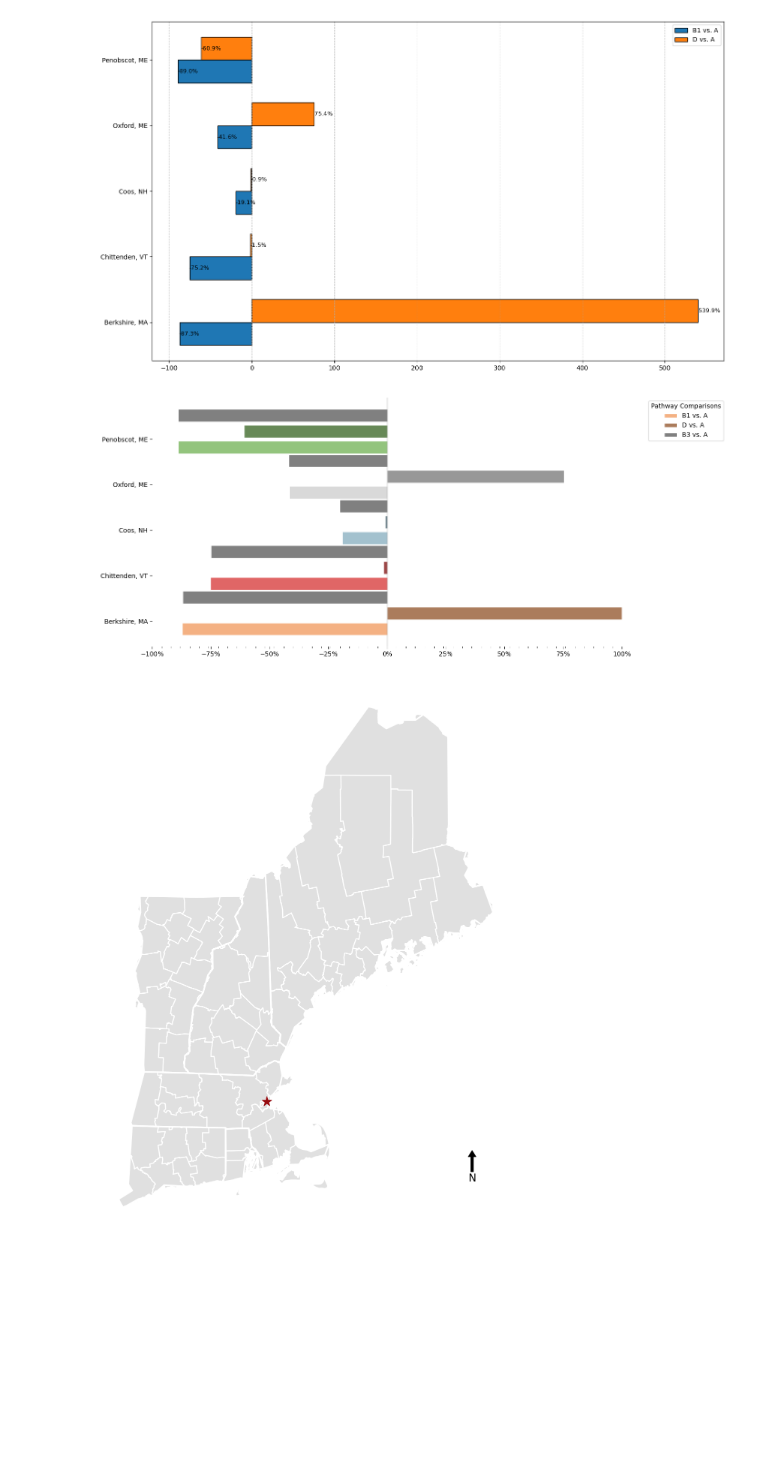
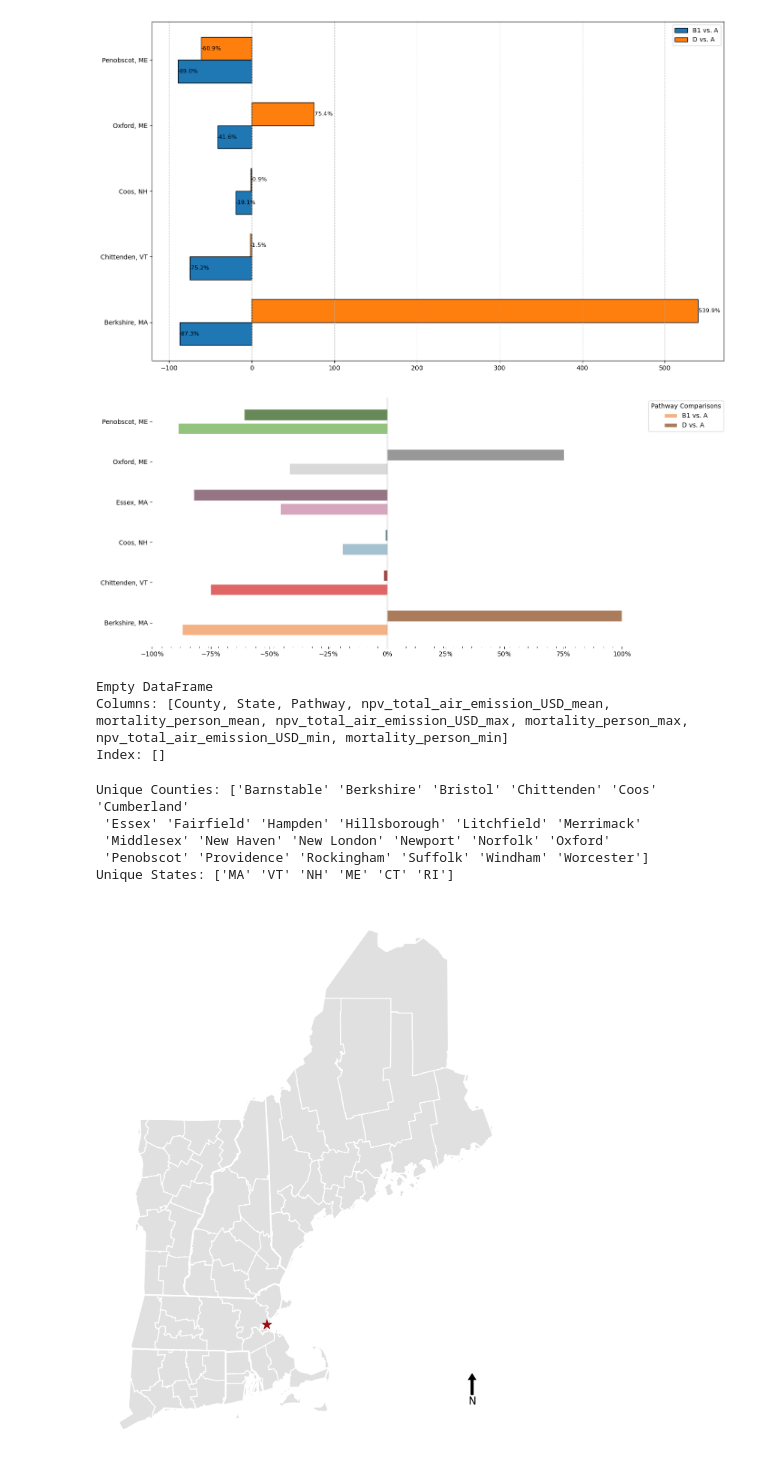
Before and after one commit to amirgazar/Decarbonization-Tradeoffs, a Jupyter notebook: 5 Figures/Emissions/Emissions.ipynb, the cells around one changed output. Saved outputs shown, nothing was run; the diff lists cells and outputs as text; code cells hidden in the pictures; blank space fills up the shorter version.

```diff
--- a/5 Figures/Emissions/Emissions.ipynb
+++ b/5 Figures/Emissions/Emissions.ipynb
@@ -440,7 +440,8 @@ selected_counties = [
     ('Berkshire', 'MA'),    # Replaced 'Carroll, NH' with 'Berkshire, MA'
     ('Penobscot', 'ME'),
     ('Oxford', 'ME'),
-    ('Chittenden', 'VT')
+    ('Chittenden', 'VT'),
+    ('Carroll', 'NH')
 ]
 
 # List of selected pathways
@@ -607,14 +608,15 @@ selected_counties = [
     ('Penobscot', 'ME'),
     ('Oxford', 'ME'),
     ('Chittenden', 'VT'),
-    ('Carroll', 'NH')  # Included 'Carroll, NH' as per your original code
+    ('Carroll', 'NH'),
+    ('Essex',	'MA')
 ]
 
 # Pathway A is the baseline
 baseline_pathway = 'A'
 
 # Pathways to compare with A
-comparison_pathways = ['B1', 'D', 'B3']
+comparison_pathways = ['B1', 'D']
 
 # Define a list of pastel muted colors for the counties
 # Ensure there are at least as many colors as there are counties
@@ -624,7 +626,8 @@ base_colors = [
     '#93C47D',  # Penobscot, ME - adjusted pastel green
     '#D9D9D9',  # Oxford, ME - adjusted pastel gray
     '#E06666',  # Chittenden, VT - adjusted pastel red
-    '#D5A6BD'   # Carroll, NH - adjusted pastel pink
+    '#D5A6BD',   # Carroll, NH - adjusted pastel pink
+    '#D5A6BD'
 ]
 
 
@@ -782,34 +785,49 @@ ax = plt.gca()
 ax.xaxis.set_major_locator(ticker.MultipleLocator(25))
 ax.xaxis.set_major_formatter(ticker.PercentFormatter())
 
 # Set minor ticks every 4%
 ax.xaxis.set_minor_locator(ticker.MultipleLocator(4))
 
 # Remove grid lines
 # plt.grid(axis='x', linestyle='--', alpha=0.7)  # Removed as per requirement
 
 # Remove annotations (labels) on bars by not adding plt.text
 
 # Remove outside borders
 ax.spines['top'].set_visible(False)
 ax.spines['right'].set_visible(False)
 ax.spines['bottom'].set_visible(False)
 ax.spines['left'].set_visible(False)
 
 # Add legend outside the plot
 plt.legend(title='Pathway Comparisons', bbox_to_anchor=(1.05, 1), loc='upper left')
 
 # Add a vertical reference line at 0%
 plt.axvline(0, color='black', linewidth=0.8)
 
 # Adjust layout to prevent clipping of labels and legend
 plt.tight_layout()
 plt.savefig('Emissions_reduction.svg', dpi=300, bbox_inches='tight')
 
 # Show plot
 plt.show()
 # %% [output]
-[figure, old version]
+[figure, new version]
+# %%
+print(filtered_df[filtered_df['County'] == 'Carroll'])
+# %% [output]
+Empty DataFrame
+Columns: [County, State, Pathway, npv_total_air_emission_USD_mean, mortality_person_mean, npv_total_air_emission_USD_max, mortality_person_max, npv_total_air_emission_USD_min, mortality_person_min]
+Index: []
+# %%
+print("Unique Counties:", Air_Emissions_County_Level_Summary['County'].unique())
+print("Unique States:", Air_Emissions_County_Level_Summary['State'].unique())
+# %% [output]
+Unique Counties: ['Barnstable' 'Berkshire' 'Bristol' 'Chittenden' 'Coos' 'Cumberland'
+ 'Essex' 'Fairfield' 'Hampden' 'Hillsborough' 'Litchfield' 'Merrimack'
+ 'Middlesex' 'New Haven' 'New London' 'Newport' 'Norfolk' 'Oxford'
+ 'Penobscot' 'Providence' 'Rockingham' 'Suffolk' 'Windham' 'Worcester']
+Unique States: ['MA' 'VT' 'NH' 'ME' 'CT' 'RI']
 # %%
 import matplotlib.pyplot as plt
 import geopandas as gpd
```
Also changed, not shown: 12 other files.
